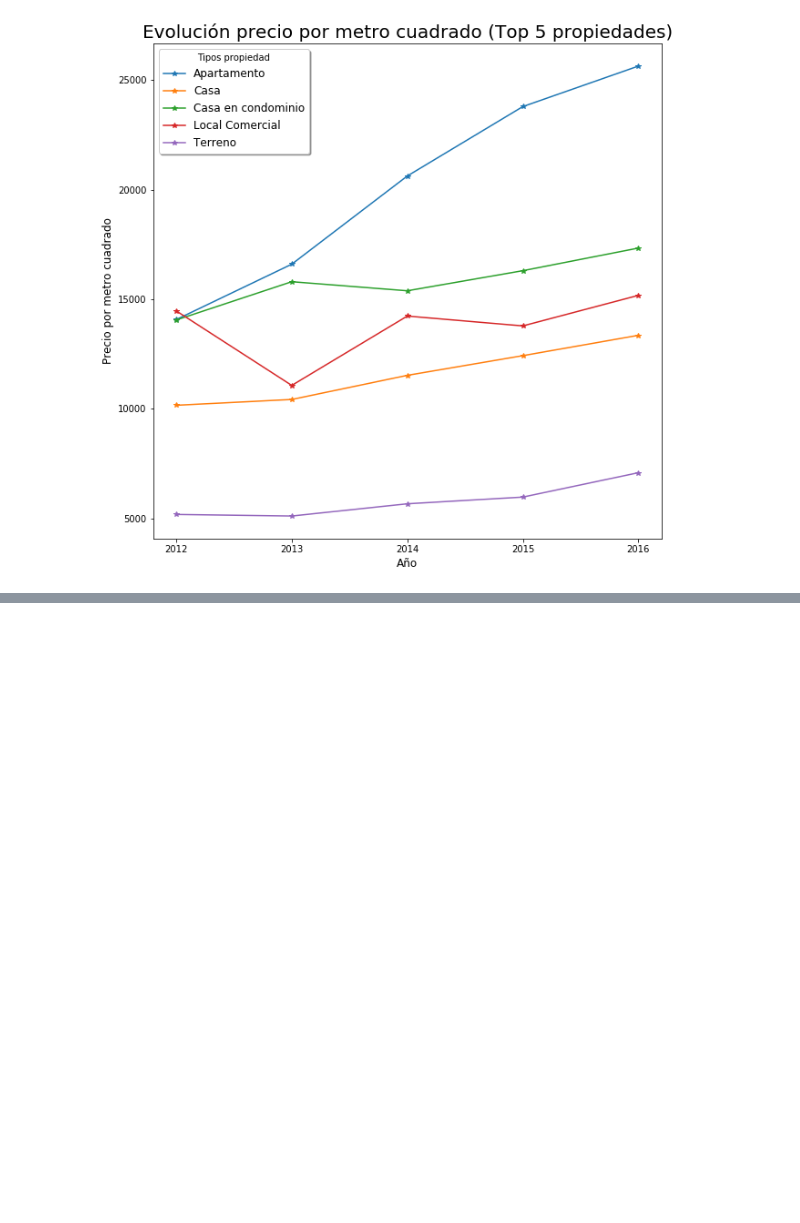
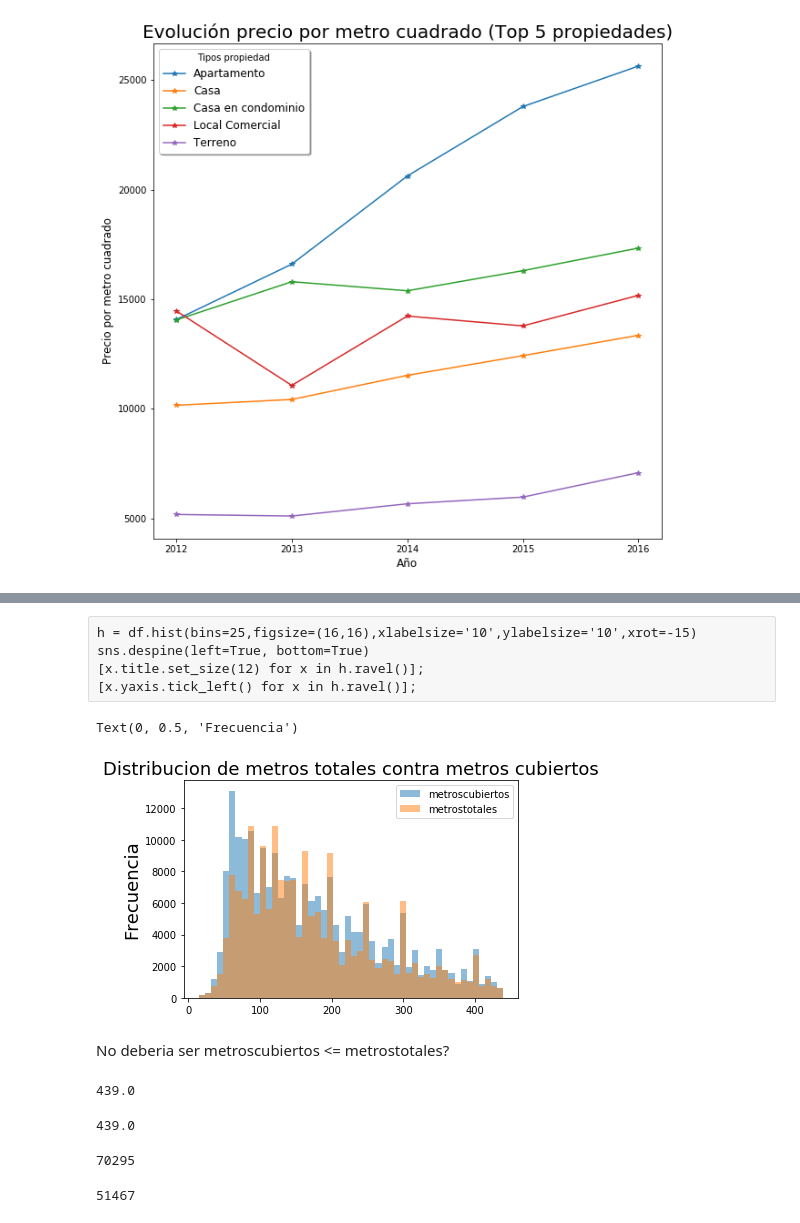
Before and after one commit to gdbien/9558-Organizacion-de-Datos, a Jupyter notebook: TP1/Franco/tp1_franco.ipynb, the cells around one changed output, grey strips where cells are left out. Drawn from its saved outputs; the diff is of its cells as text; code cells hidden in the pictures; blank space fills up the shorter version.

```diff
--- a/TP1/Franco/tp1_franco.ipynb
+++ b/TP1/Franco/tp1_franco.ipynb
@@ -488,0 +596,30 @@ plt.savefig('evo_precio_m2.png', bbox_inches = 'tight')
+# %% [raw]
+h = df.hist(bins=25,figsize=(16,16),xlabelsize='10',ylabelsize='10',xrot=-15)
+sns.despine(left=True, bottom=True)
+[x.title.set_size(12) for x in h.ravel()];
+[x.yaxis.tick_left() for x in h.ravel()];
+# %%
+g = df[["metroscubiertos","metrostotales"]].plot.hist(bins=50,alpha=0.5)
+g.set_title("Distribucion de metros totales contra metros cubiertos", fontsize=18)
+g.set_ylabel("Frecuencia", fontsize=18)
+# %% [output]
+Text(0, 0.5, 'Frecuencia')
+[figure, added]
+# %% [markdown]
+No deberia ser metroscubiertos <= metrostotales?
+# %%
+df['metrostotales'].max()
+# %% [output]
+439.0
+# %%
+df['metroscubiertos'].max()
+# %% [output]
+439.0
+# %%
+len(df[df['metrostotales']<df['metroscubiertos']])
+# %% [output]
+70295
+# %%
+df['metrostotales'].isnull().sum()
+# %% [output]
+51467
```
Also changed, not shown: parts of 17 cells of this notebook.
